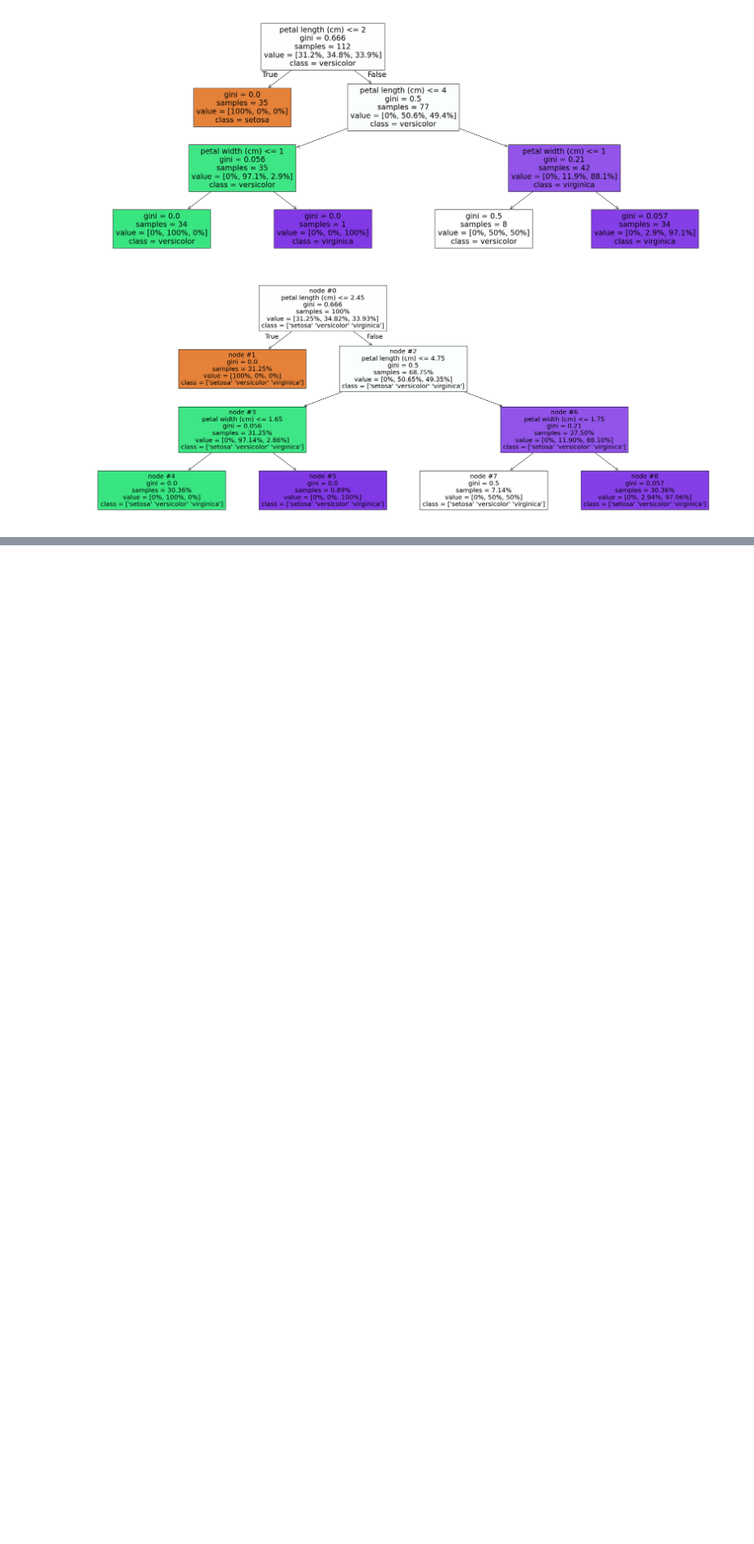
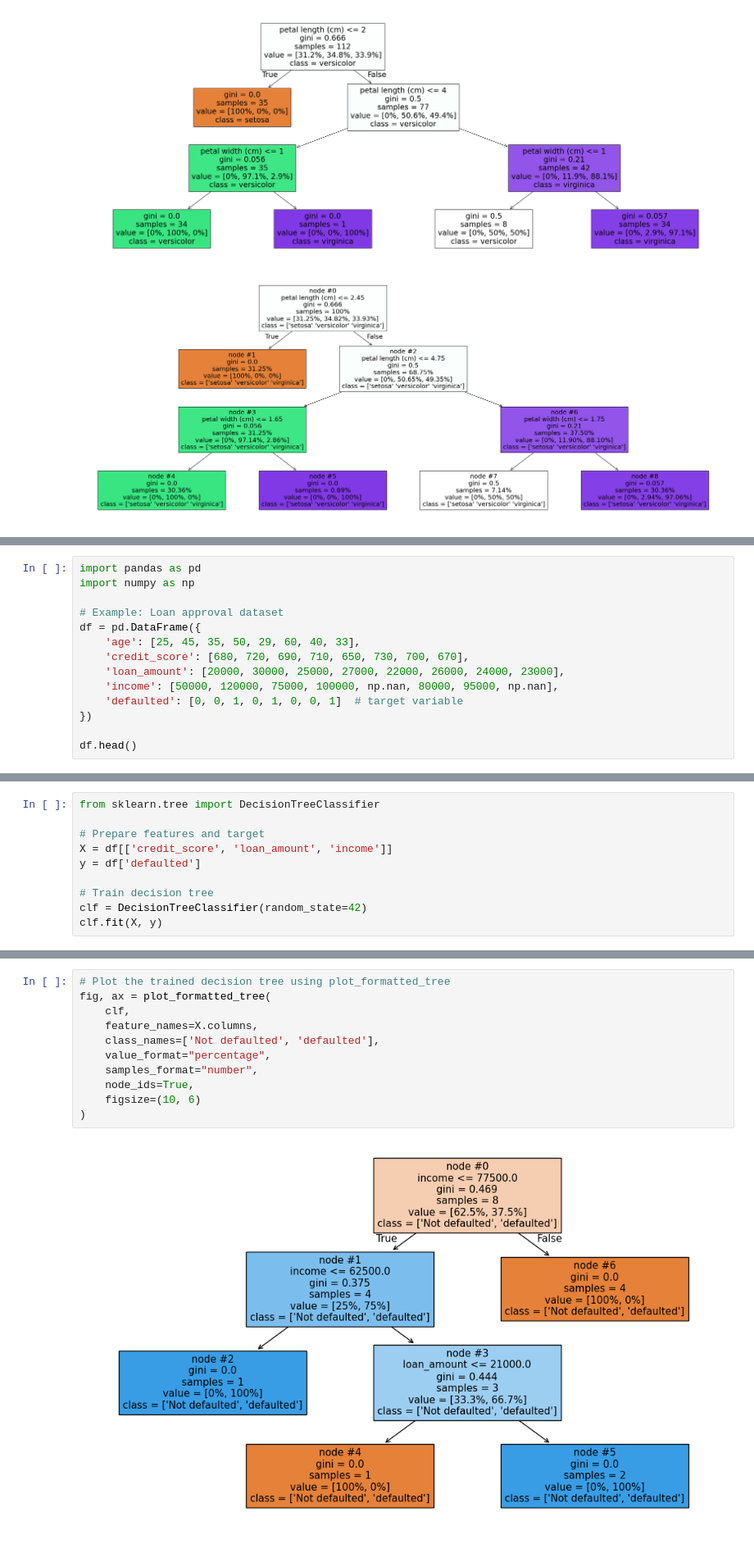
Before and after one commit to k-explore/format_tree, a Jupyter notebook: Examples.ipynb, the cells around one changed output, grey strips where cells are left out. Shown at 82% size. Saved outputs shown, nothing was run; the diff lists cells and outputs as text; blank space fills up the shorter version.

Commit message:
Update project files and examples

```diff
--- a/Examples.ipynb
+++ b/Examples.ipynb
@@ -87,0 +90,14 @@ Total training samples: 112
+# %%
+import pandas as pd
+import numpy as np
+
+# Example: Loan approval dataset
+df = pd.DataFrame({
+    'age': [25, 45, 35, 50, 29, 60, 40, 33],
+    'credit_score': [680, 720, 690, 710, 650, 730, 700, 670],
+    'loan_amount': [20000, 30000, 25000, 27000, 22000, 26000, 24000, 23000],
+    'income': [50000, 120000, 75000, 100000, np.nan, 80000, 95000, np.nan],
+    'defaulted': [0, 0, 1, 0, 1, 0, 0, 1]  # target variable
+})
+
+df.head()
@@ -87,0 +111,10 @@ Total training samples: 112
+# %%
+from sklearn.tree import DecisionTreeClassifier
+
+# Prepare features and target
+X = df[['credit_score', 'loan_amount', 'income']]
+y = df['defaulted']
+
+# Train decision tree
+clf = DecisionTreeClassifier(random_state=42)
+clf.fit(X, y)
@@ -87,0 +129,13 @@ Total training samples: 112
+# %%
+# Plot the trained decision tree using plot_formatted_tree
+fig, ax = plot_formatted_tree(
+    clf,
+    feature_names=X.columns,
+    class_names=['Not defaulted', 'defaulted'],
+    value_format="percentage",
+    samples_format="number",
+    node_ids=True,
+    figsize=(10, 6)
+)
+# %% [output]
+[figure, added]
```
Also changed, not shown: parts of 8 cells of this notebook, 3 other files.
